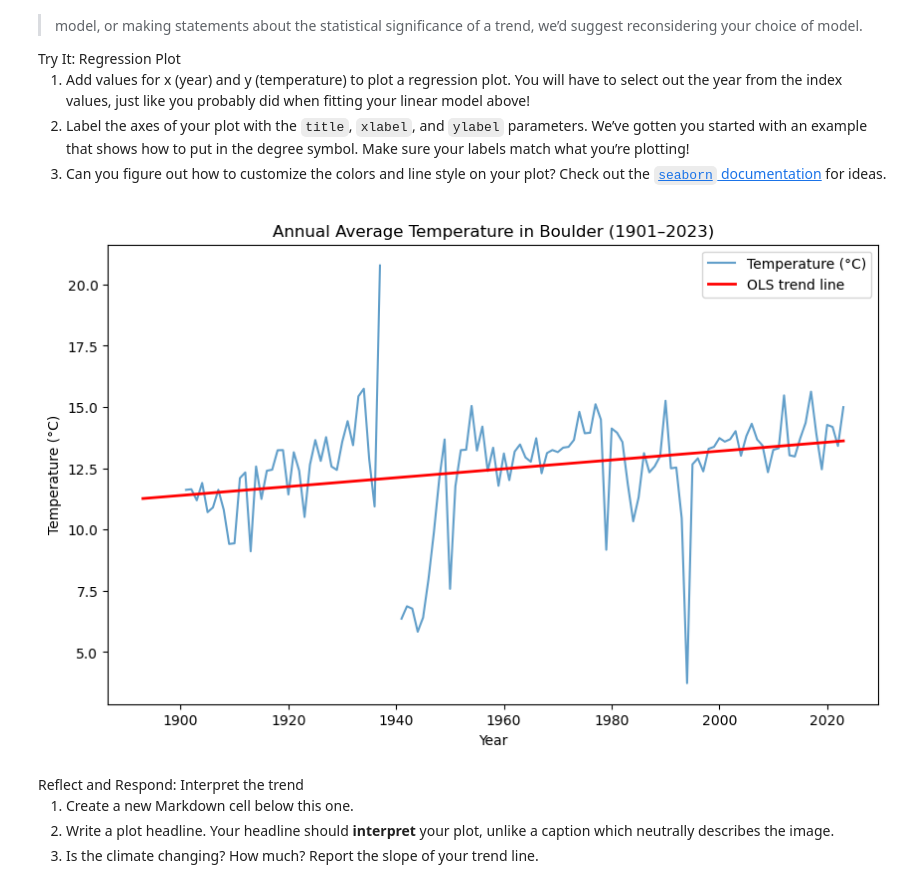
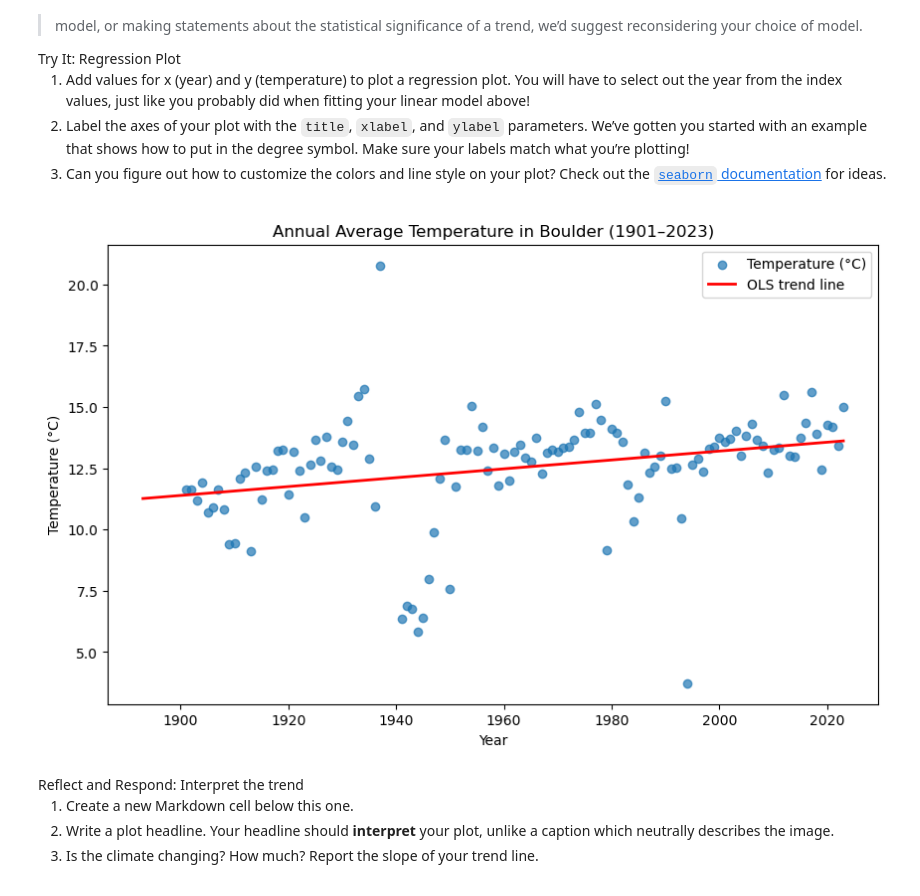
Before and after one commit to earthlab-education/02-climate-maxwarnock, a Jupyter notebook: 05_Climate_Coding_Challenge.ipynb, the cells around one changed output. Cells and saved outputs as stored; diff of their text form; code cells hidden in the pictures.

```diff
--- a/05_Climate_Coding_Challenge.ipynb
+++ b/05_Climate_Coding_Challenge.ipynb
@@ -203,41 +203,41 @@ for ideas.</li>
 plt.figure(figsize=(10, 6))
 
 # Plot the temperature data
-plt.plot(
+plt.scatter(
     ann_climate_df["Year"],
     ann_climate_df["temp_c"],
     label="Temperature (°C)",
     alpha=0.7
 )
 
 # The line below finds the min and max of "year"
 # This way, our trendline won't extend off the graph of the temp data
 x_vals = np.linspace(
     ann_climate_df["Year"].min(),
     ann_climate_df["Year"].max()
 )
 
 # Applying the y=mx+b formula for lines
 y_trend = slope * x_vals + intercept
 
 # plotting the line
 plt.plot(
     x_vals,
     y_trend,
     color="red",
     linewidth=2,
     label="OLS trend line"
 )
 
 # Labels and title
 plt.title("Annual Average Temperature in Boulder (1901–2023)")
 plt.xlabel("Year")
 plt.ylabel("Temperature (°C)")
 plt.legend()
 
 plt.show()
 # %% [output]
-[figure, old version]
+[figure, new version]
 # %% [markdown]
 <link rel="stylesheet" type="text/css" href="./assets/styles.css"><div class="callout callout-style-default callout-titled callout-respond"><div class="callout-header"><div class="callout-icon-container"><i class="callout-icon"></i></div><div class="callout-title-container flex-fill">Reflect and Respond: Interpret the trend</div></div><div class="callout-body-container callout-body"><ol type="1">
 <li>Create a new Markdown cell below this one.</li>
```
Also changed, not shown: parts of 2 cells of this notebook, 5 other files.
